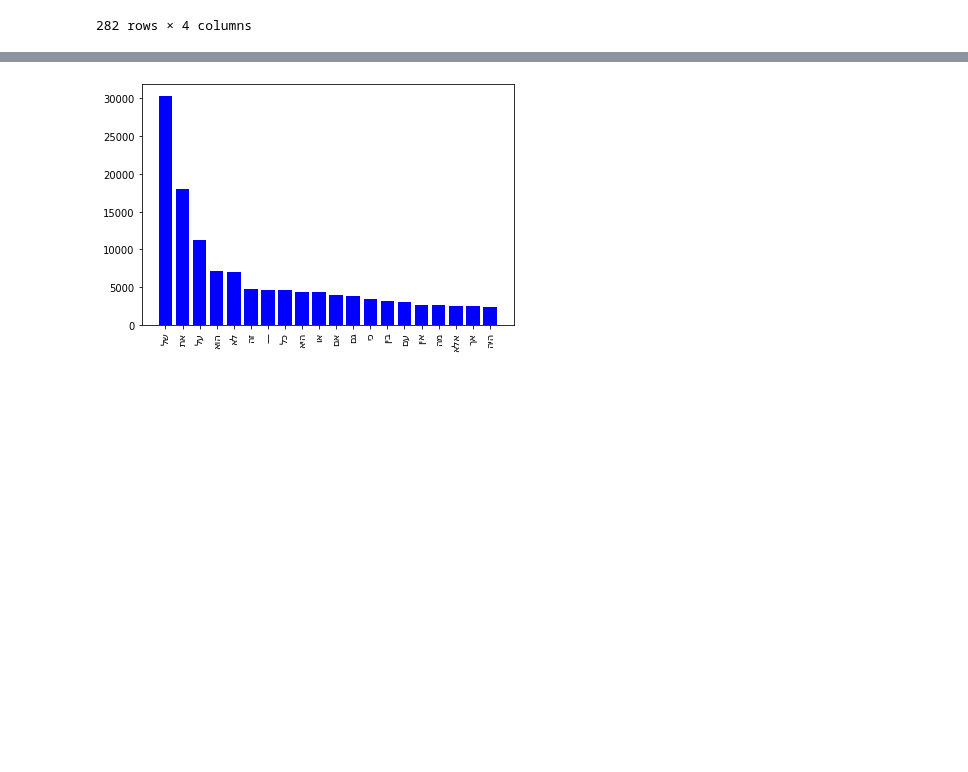
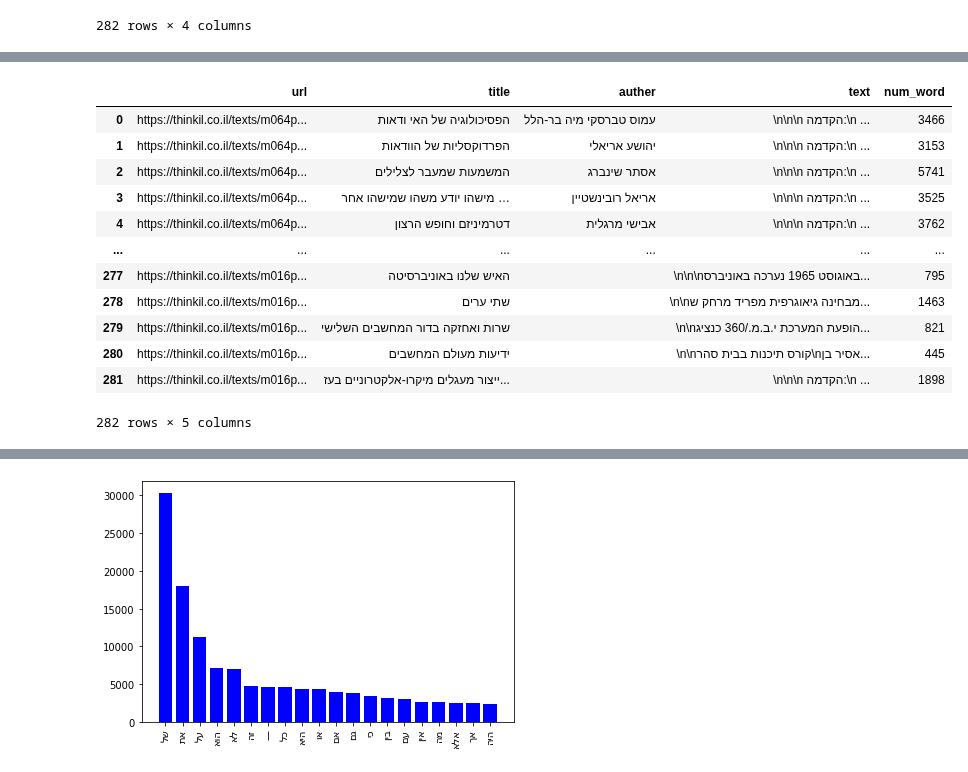
Before and after one commit to roishlezinger/nlpH, a Jupyter notebook: data_collection.ipynb, the cells around one changed output, grey strips where cells are left out. Drawn from its saved outputs; the diff is of its cells as text; code cells hidden in the pictures; blank space fills up the shorter version.

```diff
--- a/data_collection.ipynb
+++ b/data_collection.ipynb
@@ -56,9 +82,24 @@ dat
 # %%
 dat['num_word'] = 'NA'
 words = []
 for i in range(len(dat)):
     words.append(dat.text[i].split())
     dat.num_word[i] = len(words[i])
+dat
+# %% [output]
+|  | url | title | auther | text | num_word |
+| 0 | https://thinkil.co.il/texts/m064p... | הפסיכולוגיה של האי ודאות | עמוס טברסקי מיה בר-הלל | \n\n\n הקדמה:\n ... | 3466 |
+| 1 | https://thinkil.co.il/texts/m064p... | הפרדוקסליות של הוודאות | יהושע אריאלי | \n\n\n הקדמה:\n ... | 3153 |
+| 2 | https://thinkil.co.il/texts/m064p... | המשמעות שמעבר לצלילים | אסתר שינברג | \n\n\n הקדמה:\n ... | 5741 |
+| 3 | https://thinkil.co.il/texts/m064p... | מישהו יודע משהו שמישהו אחר … | אריאל רובינשטיין | \n\n\n הקדמה:\n ... | 3525 |
+| 4 | https://thinkil.co.il/texts/m064p... | דטרמיניזם וחופש הרצון | אבישי מרגלית | \n\n\n הקדמה:\n ... | 3762 |
+| ... | ... | ... | ... | ... | ... |
+| 277 | https://thinkil.co.il/texts/m016p... | האיש שלנו באוניברסיטה |  | \n\n\nבאוגוסט 1965 נערכה באוניברס... | 795 |
+| 278 | https://thinkil.co.il/texts/m016p... | שתי ערים |  | \n\nמבחינה גיאוגרפית מפריד מרחק ש... | 1463 |
+| 279 | https://thinkil.co.il/texts/m016p... | שרות ואחזקה בדור המחשבים השלישי |  | \n\nהופעת המערכת י.ב.מ./360 כנציג... | 821 |
+| 280 | https://thinkil.co.il/texts/m016p... | ידיעות מעולם המחשבים |  | \n\nקורס תיכנות בבית סהר\nאסיר בן... | 445 |
+| 281 | https://thinkil.co.il/texts/m016p... | ייצור מעגלים מיקרו-אלקטרוניים בעז... |  | \n\n\n הקדמה:\n ... | 1898 |
+282 rows × 5 columns
 # %%
 common_20 = Counter(" ".join(dat["text"]).split()).most_common(20)
 word = []
```
Also changed, not shown: parts of 6 cells of this notebook.
